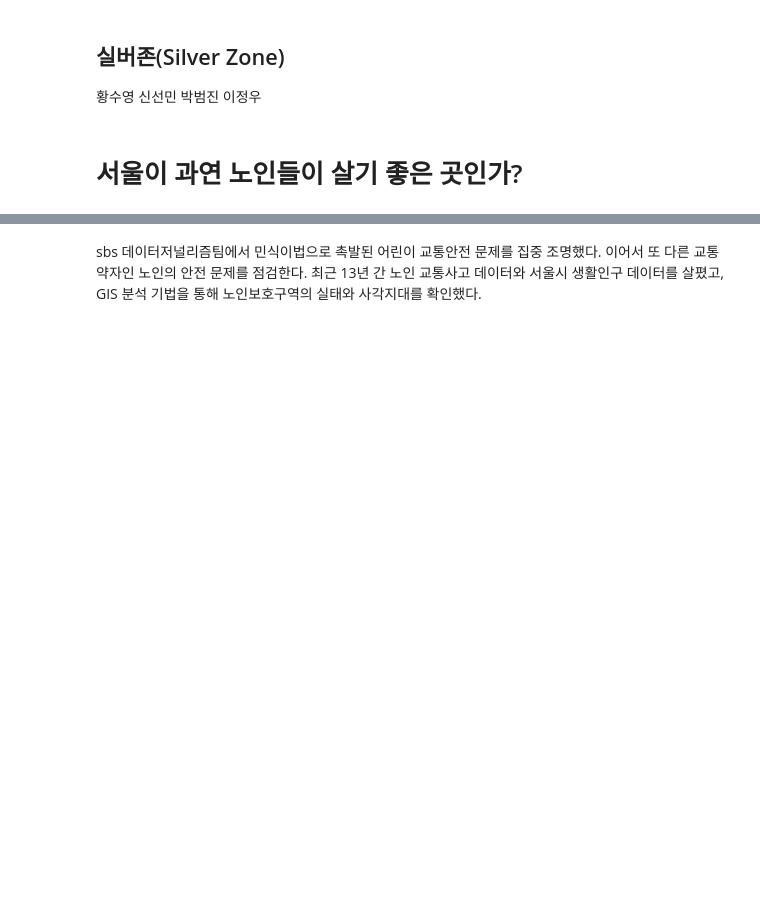
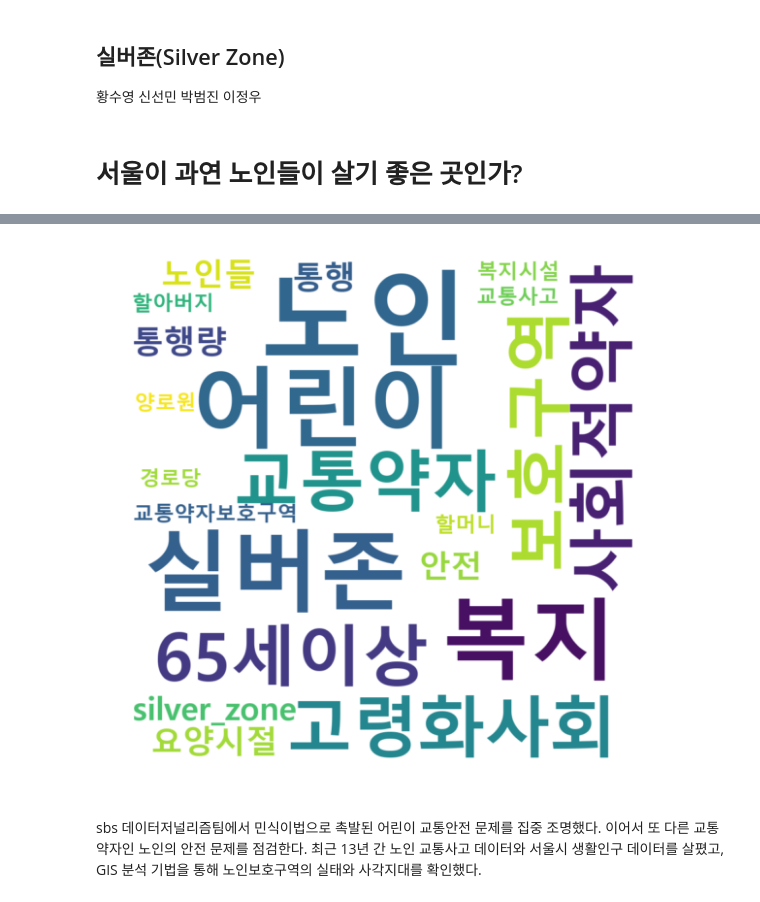
Before and after one commit to SwimmingHwang/data-visualization, a Jupyter notebook: Presentation.ipynb, the cells around one changed output, grey strips where cells are left out. Saved outputs shown, nothing was run; the diff lists cells and outputs as text; code cells hidden in the pictures; blank space fills up the shorter version.

```diff
--- a/Presentation.ipynb
+++ b/Presentation.ipynb
@@ -8,3 +9,28 @@
+# %%
+from wordcloud import WordCloud
+import matplotlib.pyplot as plt
+%matplotlib inline
+
+plt.rcParams['font.family'] = 'Malgun Gothic'
+
+text = "노인 노인 노인 어린이 어린이 65세이상 고령화사회 복지 실버존 보호구역 교통약자 사회적약자 실버존 silver_zone 요양시절 노인들 안전 통행 통행량 교통약자보호구역 복지시설 복지 교통사고 양로원 경로당 할머니 할아버지 "
+
+# Generate a word cloud image
+wordcloud = WordCloud(font_path = ' C:\\Windows\\Fonts\\malgunbd.ttf',
+                      background_color = 'white',
+                      width = 1000,
+                      height = 1000,
+                      max_font_size=200).generate(text)
+
+# Display the generated image:
+# the matplotlib way:
+
+fig = plt.figure(figsize=(10,10))
+plt.imshow(wordcloud, interpolation='bilinear')
+plt.axis('off')
+plt.show()
+# %% [output]
+[figure, added]
 # %% [markdown]
 sbs 데이터저널리즘팀에서 민식이법으로 촉발된 어린이 교통안전 문제를 집중 조명했다. 이어서 또 다른 교통 약자인 노인의 안전 문제를 점검한다. 최근 13년 간 노인 교통사고 데이터와 서울시 생활인구 데이터를 살폈고, GIS 분석 기법을 통해 노인보호구역의 실태와 사각지대를 확인했다.
 # %% [markdown]
```
Also changed, not shown: parts of 9 cells of this notebook, 8 other files.
